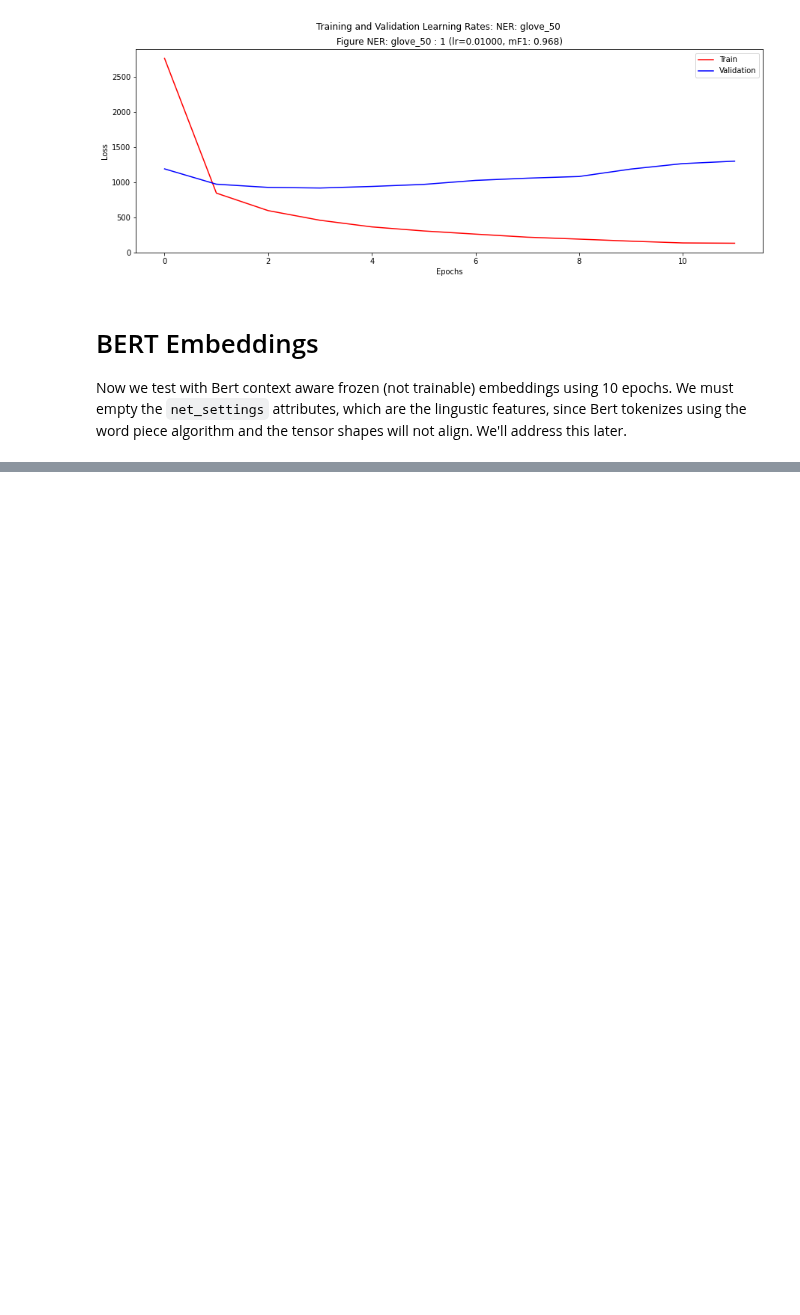
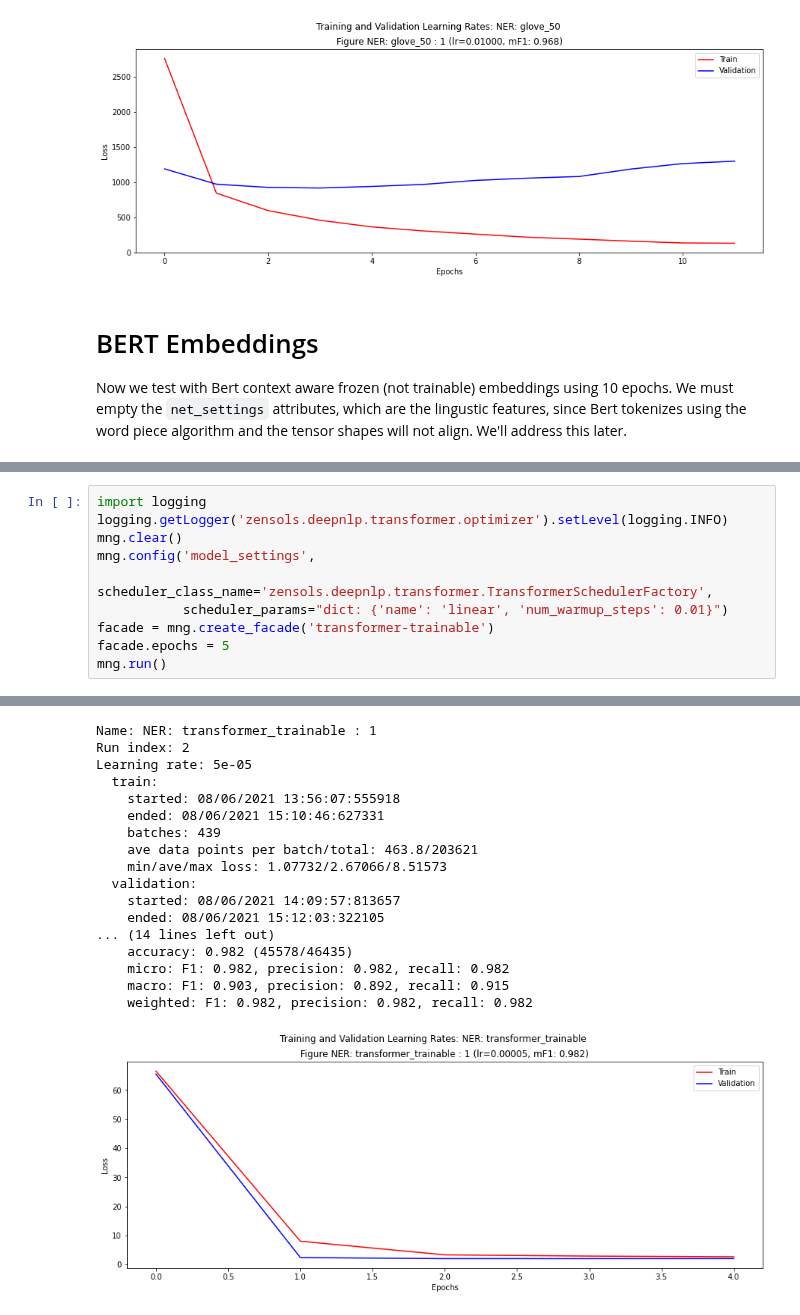
Before and after one commit to plandes/deepnlp, a Jupyter notebook: example/ner/notebook/ner.ipynb, the cells around one changed output, grey strips where cells are left out. Saved outputs shown, nothing was run; the diff lists cells and outputs as text; blank space fills up the shorter version.

```diff
--- a/example/ner/notebook/ner.ipynb
+++ b/example/ner/notebook/ner.ipynb
@@ -397,3 +357,14 @@ Learning rate: 5e-05
     macro: F1: 0.750, precision: 0.763, recall: 0.743
     weighted: F1: 0.939, precision: 0.940, recall: 0.940
 [figure]
+# %%
+import logging
+logging.getLogger('zensols.deepnlp.transformer.optimizer').setLevel(logging.INFO)
+mng.clear()
+mng.config('model_settings',
+           scheduler_class_name='zensols.deepnlp.transformer.TransformerSchedulerFactory',
+           scheduler_params="dict: {'name': 'linear', 'num_warmup_steps': 0.01}")
+facade = mng.create_facade('transformer-trainable')
+facade.epochs = 5
+mng.run()
+# %% [output]
@@ -400,3 +388,21 @@ Learning rate: 5e-05
+Name: NER: transformer_trainable : 1
+Run index: 2
+Learning rate: 5e-05
+  train:
+    started: 08/06/2021 13:56:07:555918
+    ended: 08/06/2021 15:10:46:627331
+    batches: 439
+    ave data points per batch/total: 463.8/203621
+    min/ave/max loss: 1.07732/2.67066/8.51573
+  validation:
+    started: 08/06/2021 14:09:57:813657
+    ended: 08/06/2021 15:12:03:322105
+... (14 lines left out)
+    accuracy: 0.982 (45578/46435)
+    micro: F1: 0.982, precision: 0.982, recall: 0.982
+    macro: F1: 0.903, precision: 0.892, recall: 0.915
+    weighted: F1: 0.982, precision: 0.982, recall: 0.982
+[figure, added]
 # %%
 mng.clear()
 facade = mng.create_facade('transformer-trainable-large')
```
Also changed, not shown: parts of 13 cells of this notebook.
